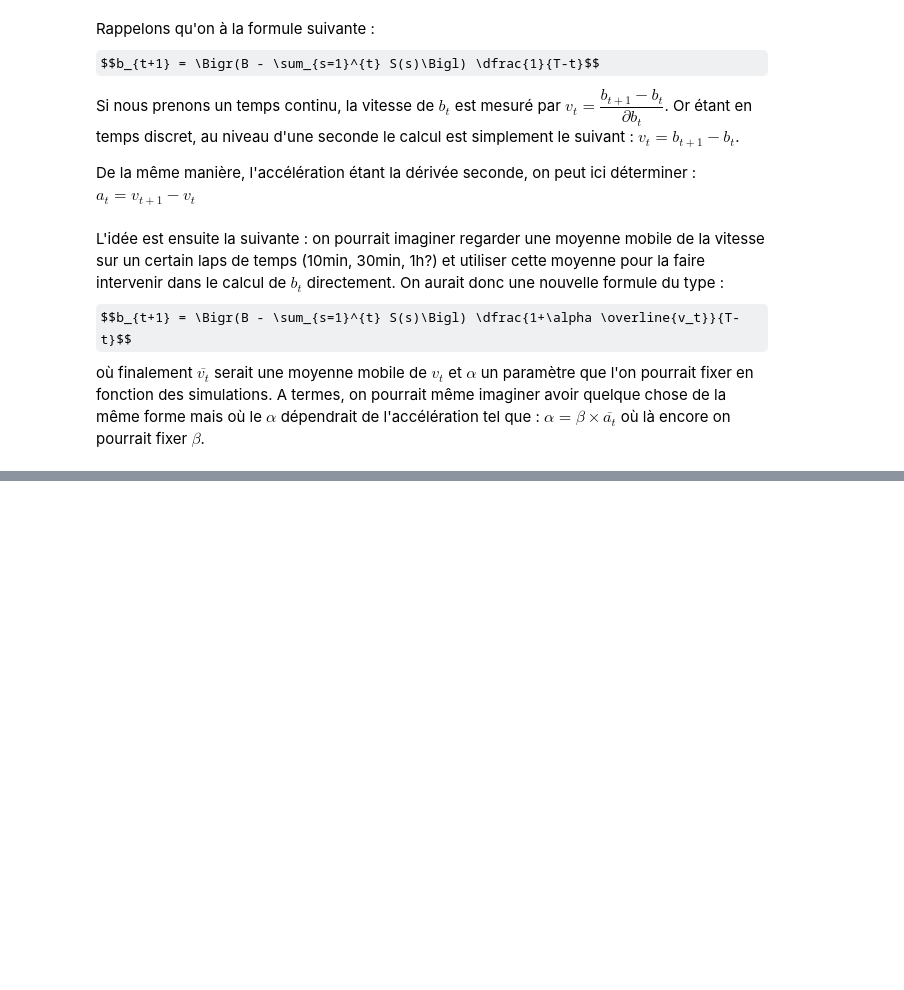
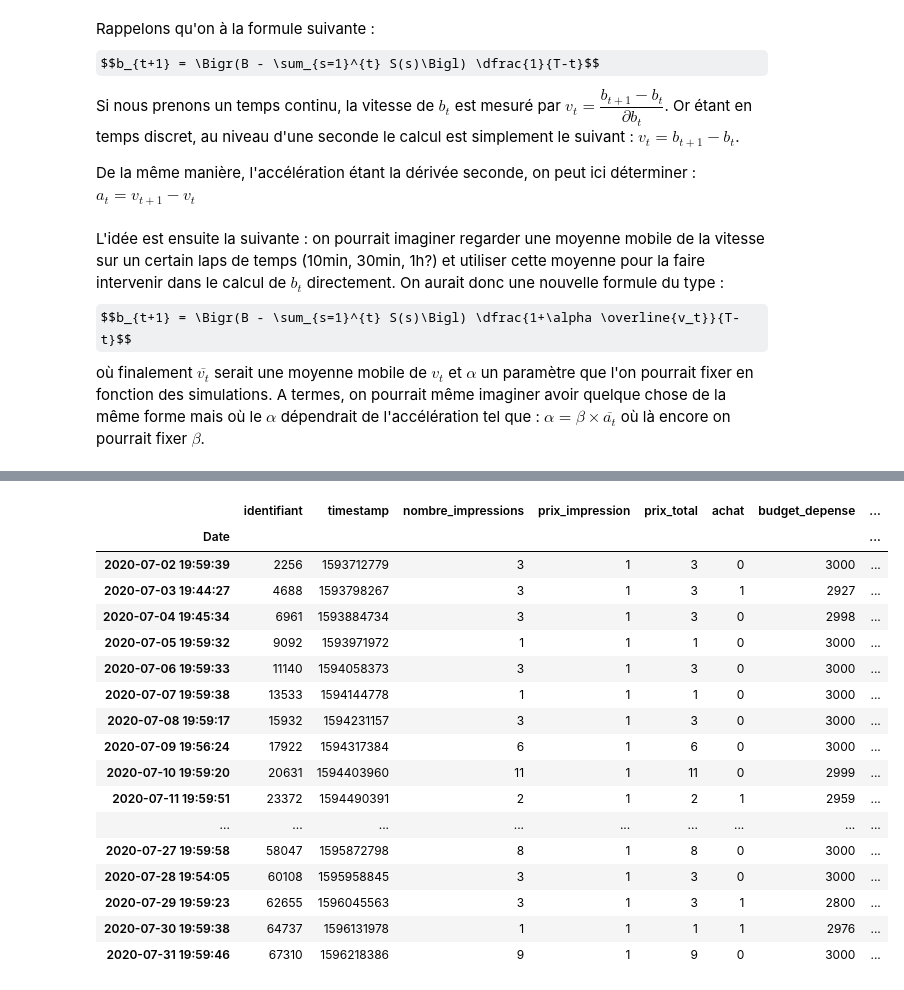
Before and after one commit to ThomasM-mecen/Displayce_internship, a Jupyter notebook: Pacing/Pacing_simulation_v5.ipynb, the cells around one changed output, grey strips where cells are left out. Drawn from its saved outputs; the diff is of its cells as text; code cells hidden in the pictures; some formulas as TeX source; blank space fills up the shorter version.

```diff
--- a/Pacing/Pacing_simulation_v5.ipynb
+++ b/Pacing/Pacing_simulation_v5.ipynb
@@ -326,0 +354,21 @@ mean(test[-5:])
+# %%
+avec.groupby(avec.index.day).tail(1)
+# %% [output]
+|  | identifiant | timestamp | nombre_impressions | prix_impression | prix_total | achat | budget_depense | ... |
+| Date |  |  |  |  |  |  |  | ... |
+| 2020-07-02 19:59:39 | 2256 | 1593712779 | 3 | 1 | 3 | 0 | 3000 | ... |
+| 2020-07-03 19:44:27 | 4688 | 1593798267 | 3 | 1 | 3 | 1 | 2927 | ... |
+| 2020-07-04 19:45:34 | 6961 | 1593884734 | 3 | 1 | 3 | 0 | 2998 | ... |
+| 2020-07-05 19:59:32 | 9092 | 1593971972 | 1 | 1 | 1 | 0 | 3000 | ... |
+| 2020-07-06 19:59:33 | 11140 | 1594058373 | 3 | 1 | 3 | 0 | 3000 | ... |
+| 2020-07-07 19:59:38 | 13533 | 1594144778 | 1 | 1 | 1 | 0 | 3000 | ... |
+| 2020-07-08 19:59:17 | 15932 | 1594231157 | 3 | 1 | 3 | 0 | 3000 | ... |
+| 2020-07-09 19:56:24 | 17922 | 1594317384 | 6 | 1 | 6 | 0 | 3000 | ... |
+| 2020-07-10 19:59:20 | 20631 | 1594403960 | 11 | 1 | 11 | 0 | 2999 | ... |
+| 2020-07-11 19:59:51 | 23372 | 1594490391 | 2 | 1 | 2 | 1 | 2959 | ... |
+| ... | ... | ... | ... | ... | ... | ... | ... | ... |
+| 2020-07-27 19:59:58 | 58047 | 1595872798 | 8 | 1 | 8 | 0 | 3000 | ... |
+| 2020-07-28 19:54:05 | 60108 | 1595958845 | 3 | 1 | 3 | 0 | 3000 | ... |
+| 2020-07-29 19:59:23 | 62655 | 1596045563 | 3 | 1 | 3 | 1 | 2800 | ... |
+| 2020-07-30 19:59:38 | 64737 | 1596131978 | 1 | 1 | 1 | 1 | 2976 | ... |
+| 2020-07-31 19:59:46 | 67310 | 1596218386 | 9 | 1 | 9 | 0 | 3000 | ... |
```
Also changed, not shown: parts of 32 cells of this notebook, 2 other files.
